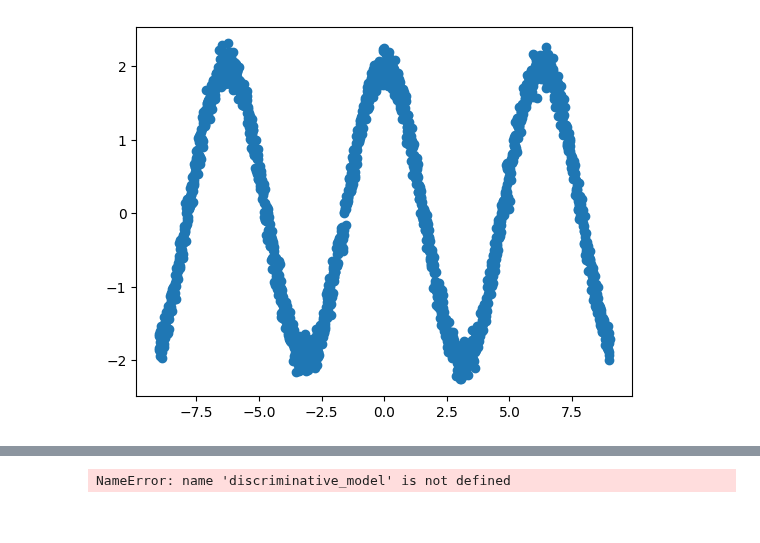
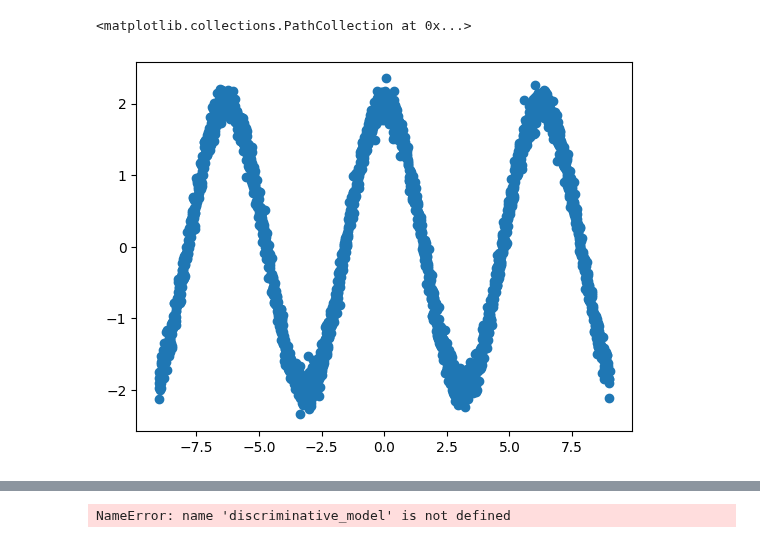
Before and after one commit to ElouanARGOUARCH/experiments, a Jupyter notebook: Untitled.ipynb, the cells around one changed output, grey strips where cells are left out. Cells and saved outputs as stored; diff of their text form; code cells hidden in the pictures.

```diff
--- a/Untitled.ipynb
+++ b/Untitled.ipynb
@@ -151,30 +9,10 @@ class ConditionalDIF(torch.nn.Module):
 # %%
-D_x = torch.linspace(-9,9,2000)
+D_x = torch.linspace(-9,9,2500)
 D_y = 2*torch.cos(D_x) + 0.125 * torch.randn_like(D_x)
 plt.scatter(D_x, D_y)
-
-class Uniform:
-    def __init__(self, lower, upper):
-        self.p = upper.shape[0]
-        self.lower = lower
-        self.upper = upper
-        assert torch.sum(upper>lower) == self.p, 'upper bound should be greater or equal to lower bound'
-        self.log_scale = torch.log(self.upper - self.lower)
-        self.location = (self.upper + self.lower)/2
-
-    def log_prob(self, samples):
-        condition = ((samples > self.lower).sum(-1) == self.p) * ((samples < self.upper).sum(-1) == self.p)*1
-        inverse_condition = torch.logical_not(condition) * 1
-        true = -torch.logsumexp(self.log_scale, dim = -1) * condition
-        false = torch.nan_to_num(-torch.inf*inverse_condition, nan = 0)
-        return (true + false)
-
-    def sample(self, num_samples):
-        desired_size = num_samples.copy()
-        desired_size.append(self.p)
-        return self.lower.expand(desired_size) + torch.rand(desired_size)*torch.exp(self.log_scale.expand(desired_size))
 # %% [output]
+<matplotlib.collections.PathCollection at 0x...>
-[figure, old version]
+[figure, new version]
 # %%
 generative_model = ConditionalDIF(D_y.unsqueeze(-1),D_x.unsqueeze(-1),1,[64,64,64])
 generative_model.initialize_with_EM(50, verbose = True)
```
Also changed, not shown: parts of 7 cells of this notebook, 2 other files.
